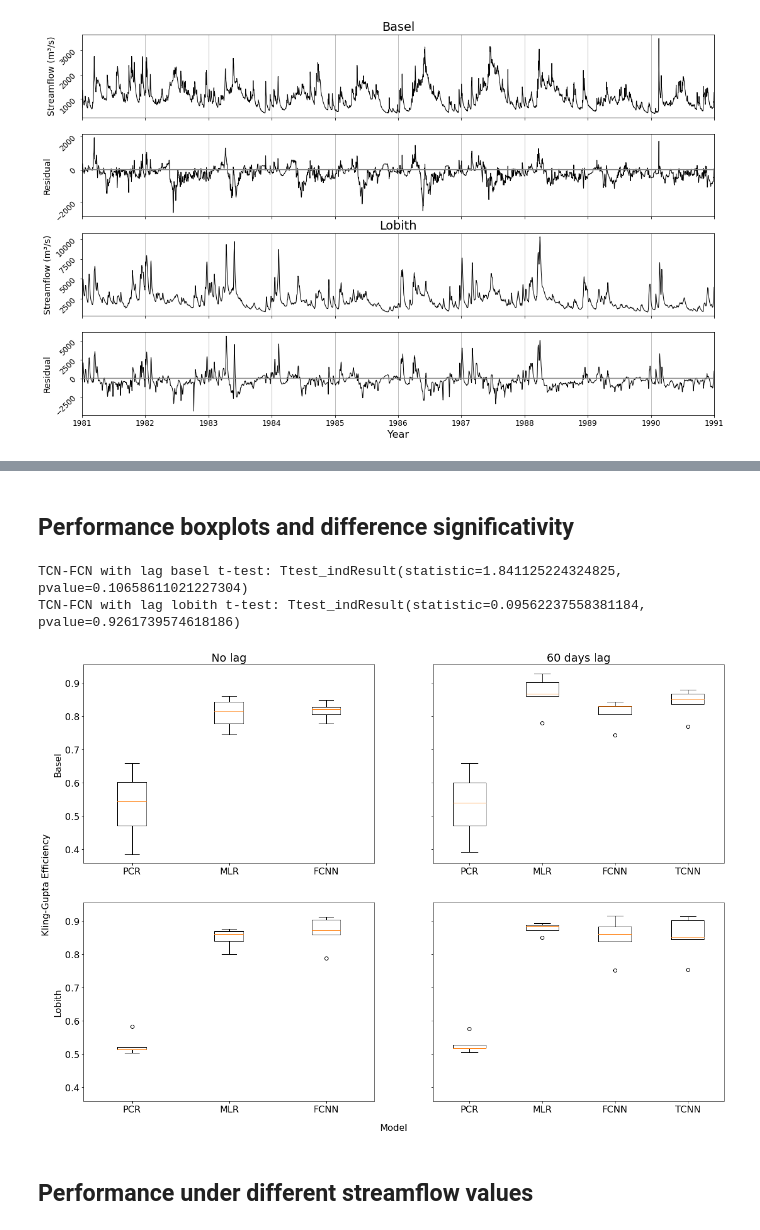
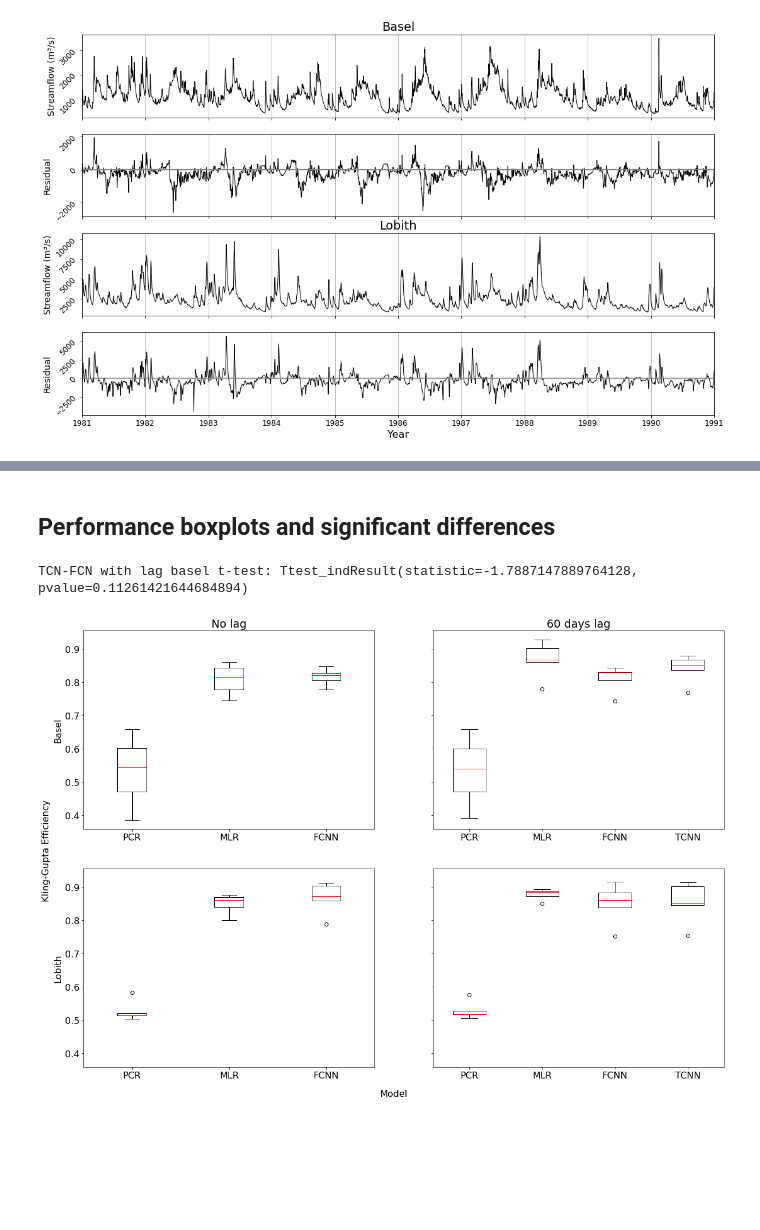
Before and after one commit to oriol-pomarol/final_thesis_project, a Jupyter notebook: analysis_and_visualization.ipynb, the cells around one changed output, grey strips where cells are left out. Saved outputs shown, nothing was run; the diff lists cells and outputs as text; code cells hidden in the pictures; blank space fills up the shorter version.

```diff
--- a/analysis_and_visualization.ipynb
+++ b/analysis_and_visualization.ipynb
@@ -148,8 +124,9 @@ plt.savefig('/content/drive/MyDrive/ADS/Final Thesis Project/output/ann_obs_pcr.
 # %% [markdown]
-## Performance boxplots and difference significativity
+## Performance boxplots and significant differences
 # %%
 from scipy.stats import ttest_ind
 
+#handtyped results obtained from running the models
 kge_basel_nlag = {'PCR':[0.385, 0.470, 0.545, 0.601, 0.658],
                   'MLR':[0.745, 0.843, 0.778, 0.860, 0.815],
                   'FCNN':[0.778, 0.827, 0.805, 0.848, 0.821]}
@@ -162,43 +139,40 @@ kge_basel_ylag = {'PCR':[0.392, 0.471, 0.540, 0.600, 0.659],
 kge_lobith_nlag = {'PCR':[0.521, 0.513, 0.583, 0.513, 0.504],
                    'MLR':[0.860, 0.868, 0.876, 0.800, 0.839],
                    'FCNN':[0.859, 0.911, 0.873, 0.904, 0.788]}
 
 kge_lobith_ylag = {'PCR':[0.528, 0.518, 0.576, 0.517, 0.505],
                    'MLR':[0.872, 0.885, 0.849, 0.887, 0.893],
                    'FCNN':[0.837, 0.883, 0.860, 0.915, 0.751],
                    'TCNN':[0.902, 0.852, 0.844, 0.914, 0.753]}
 
+#print the t-test of any two models
+print('TCN-FCN with lag basel t-test:', ttest_ind(kge_basel_nlag['MLR'], kge_basel_ylag['MLR'], equal_var=False))
 
-print('TCN-FCN with lag basel t-test:', ttest_ind(kge_basel_ylag['MLR'], kge_basel_ylag['FCNN'], equal_var=False))
-print('TCN-FCN with lag lobith t-test:', ttest_ind(kge_lobith_ylag['TCNN'], kge_lobith_ylag['FCNN'], equal_var=False))
-
-
+#plot the results
 plt.rcParams.update({'font.size': 16})
 
 fig, axs = plt.subplots(2,2, sharey = 'all', figsize = (20,14)) #sharex = 'col'
-axs[0,0].boxplot(kge_basel_nlag.values())
+axs[0,0].boxplot(kge_basel_nlag.values(), medianprops=dict(color='red'))
 axs[0,0].set_xticklabels(kge_basel_nlag.keys())
 axs[0,0].set_title('No lag')
 axs[0,0].set_ylabel('Basel')
 
-axs[0,1].boxplot(kge_basel_ylag.values())
+axs[0,1].boxplot(kge_basel_ylag.values(), medianprops=dict(color='red'))
 axs[0,1].set_xticklabels(kge_basel_ylag.keys())
 axs[0,1].set_title('60 days lag')
 
-axs[1,0].boxplot(kge_lobith_nlag.values())
+axs[1,0].boxplot(kge_lobith_nlag.values(), medianprops=dict(color='red'))
 axs[1,0].set_xticklabels(kge_lobith_nlag.keys())
 axs[1,0].set_ylabel('Lobith')
 
-axs[1,1].boxplot(kge_lobith_ylag.values())
+axs[1,1].boxplot(kge_lobith_ylag.values(), medianprops=dict(color='red'))
 axs[1,1].set_xticklabels(kge_lobith_ylag.keys())
 
 fig.text(0.5, 0.075, 'Model', ha='center')
 fig.text(0.075, 0.5, 'Kling-Gupta Efficiency', va='center', rotation='vertical')
 
+#save the figure (change path to your own)
 plt.savefig('/content/drive/MyDrive/ADS/Final Thesis Project/output/performance_boxplots.png',bbox_inches='tight')
 # %% [output]
-TCN-FCN with lag basel t-test: Ttest_indResult(statistic=1.841125224324825, pvalue=0.10658611021227304)
-TCN-FCN with lag lobith t-test: Ttest_indResult(statistic=0.09562237558381184, pvalue=0.9261739574618186)
+TCN-FCN with lag basel t-test: Ttest_indResult(statistic=-1.7887147889764128, pvalue=0.11261421644684894)
-[figure, old version]
+[figure, new version]
-# %% [markdown]
-## Performance under different streamflow values
```
Also changed, not shown: parts of 10 cells of this notebook, 4 other files.
